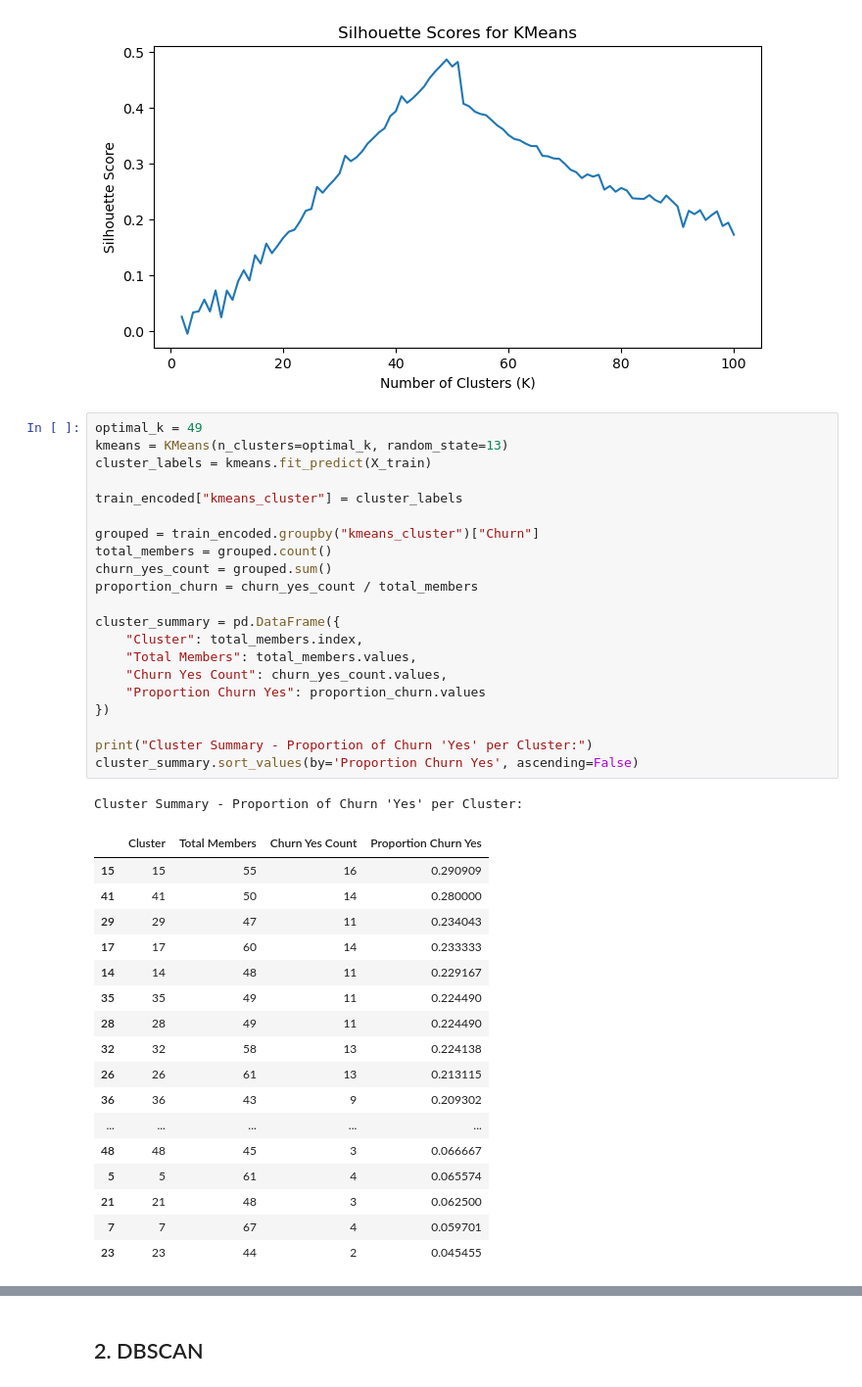
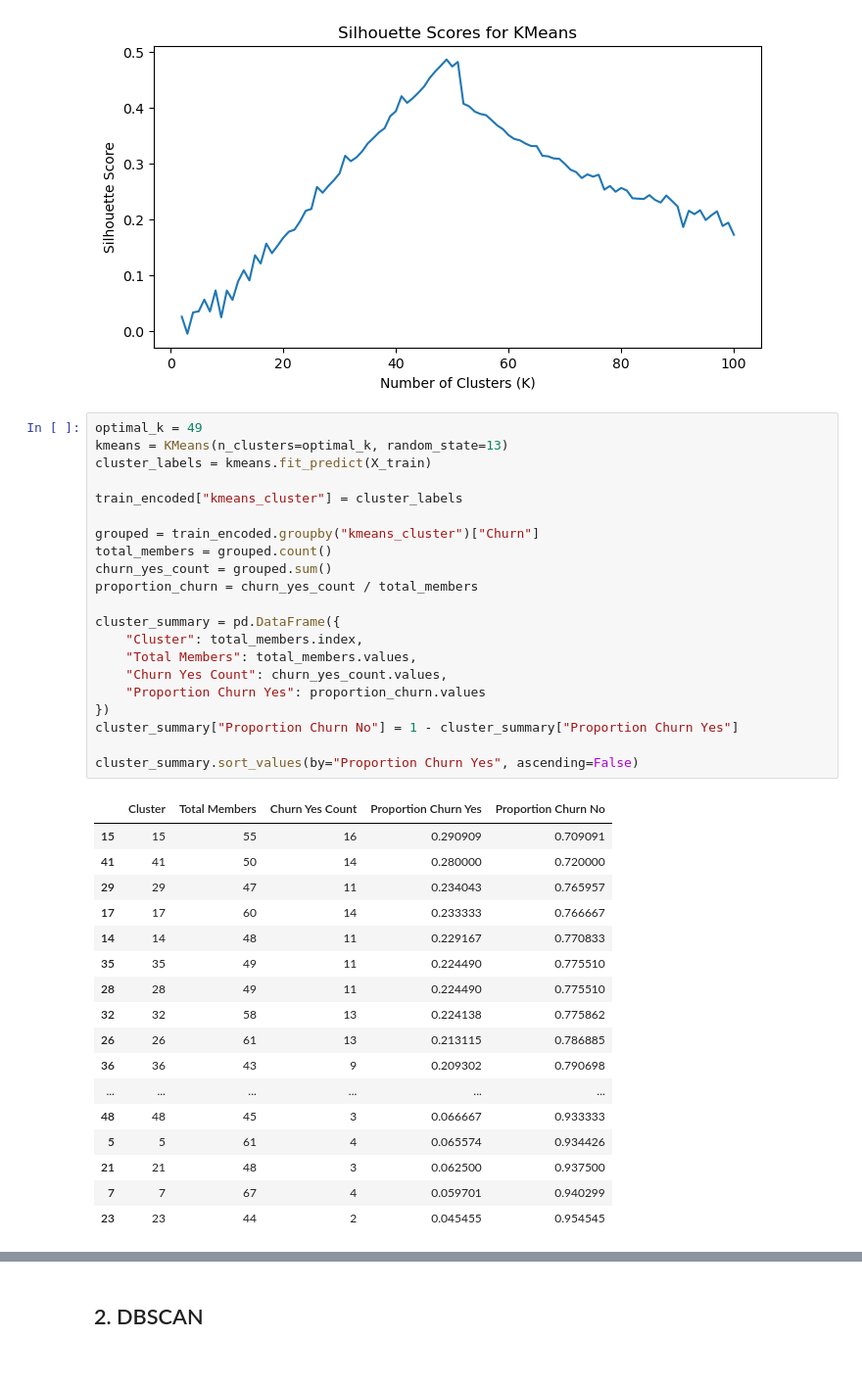
Before and after one commit to yxiaoaz/churn_prediction, a Jupyter notebook: unsupervised.ipynb, the cells around one changed output, grey strips where cells are left out. Shown at 98% size. Cells and saved outputs as stored; diff of their text form.

```diff
--- a/unsupervised.ipynb
+++ b/unsupervised.ipynb
@@ -339,40 +258,39 @@ plt.show()
 # %%
 optimal_k = 49
 kmeans = KMeans(n_clusters=optimal_k, random_state=13)
 cluster_labels = kmeans.fit_predict(X_train)
 
 train_encoded["kmeans_cluster"] = cluster_labels
 
 grouped = train_encoded.groupby("kmeans_cluster")["Churn"]
 total_members = grouped.count()
 churn_yes_count = grouped.sum()
 proportion_churn = churn_yes_count / total_members
 
 cluster_summary = pd.DataFrame({
     "Cluster": total_members.index,
     "Total Members": total_members.values,
     "Churn Yes Count": churn_yes_count.values,
     "Proportion Churn Yes": proportion_churn.values
 })
+cluster_summary["Proportion Churn No"] = 1 - cluster_summary["Proportion Churn Yes"]
 
-print("Cluster Summary - Proportion of Churn 'Yes' per Cluster:")
-cluster_summary.sort_values(by='Proportion Churn Yes', ascending=False)
+cluster_summary.sort_values(by="Proportion Churn Yes", ascending=False)
 # %% [output]
-Cluster Summary - Proportion of Churn 'Yes' per Cluster:
-|  | Cluster | Total Members | Churn Yes Count | Proportion Churn Yes |
-| 15 | 15 | 55 | 16 | 0.290909 |
-| 41 | 41 | 50 | 14 | 0.280000 |
-| 29 | 29 | 47 | 11 | 0.234043 |
-| 17 | 17 | 60 | 14 | 0.233333 |
-| 14 | 14 | 48 | 11 | 0.229167 |
-| 35 | 35 | 49 | 11 | 0.224490 |
-| 28 | 28 | 49 | 11 | 0.224490 |
-| 32 | 32 | 58 | 13 | 0.224138 |
-| 26 | 26 | 61 | 13 | 0.213115 |
-| 36 | 36 | 43 | 9 | 0.209302 |
-| ... | ... | ... | ... | ... |
-| 48 | 48 | 45 | 3 | 0.066667 |
-| 5 | 5 | 61 | 4 | 0.065574 |
-| 21 | 21 | 48 | 3 | 0.062500 |
-| 7 | 7 | 67 | 4 | 0.059701 |
-| 23 | 23 | 44 | 2 | 0.045455 |
+|  | Cluster | Total Members | Churn Yes Count | Proportion Churn Yes | Proportion Churn No |
+| 15 | 15 | 55 | 16 | 0.290909 | 0.709091 |
+| 41 | 41 | 50 | 14 | 0.280000 | 0.720000 |
+| 29 | 29 | 47 | 11 | 0.234043 | 0.765957 |
+| 17 | 17 | 60 | 14 | 0.233333 | 0.766667 |
+| 14 | 14 | 48 | 11 | 0.229167 | 0.770833 |
+| 35 | 35 | 49 | 11 | 0.224490 | 0.775510 |
+| 28 | 28 | 49 | 11 | 0.224490 | 0.775510 |
+| 32 | 32 | 58 | 13 | 0.224138 | 0.775862 |
+| 26 | 26 | 61 | 13 | 0.213115 | 0.786885 |
+| 36 | 36 | 43 | 9 | 0.209302 | 0.790698 |
+| ... | ... | ... | ... | ... | ... |
+| 48 | 48 | 45 | 3 | 0.066667 | 0.933333 |
+| 5 | 5 | 61 | 4 | 0.065574 | 0.934426 |
+| 21 | 21 | 48 | 3 | 0.062500 | 0.937500 |
+| 7 | 7 | 67 | 4 | 0.059701 | 0.940299 |
+| 23 | 23 | 44 | 2 | 0.045455 | 0.954545 |
```
Also changed, not shown: parts of 43 cells of this notebook.
